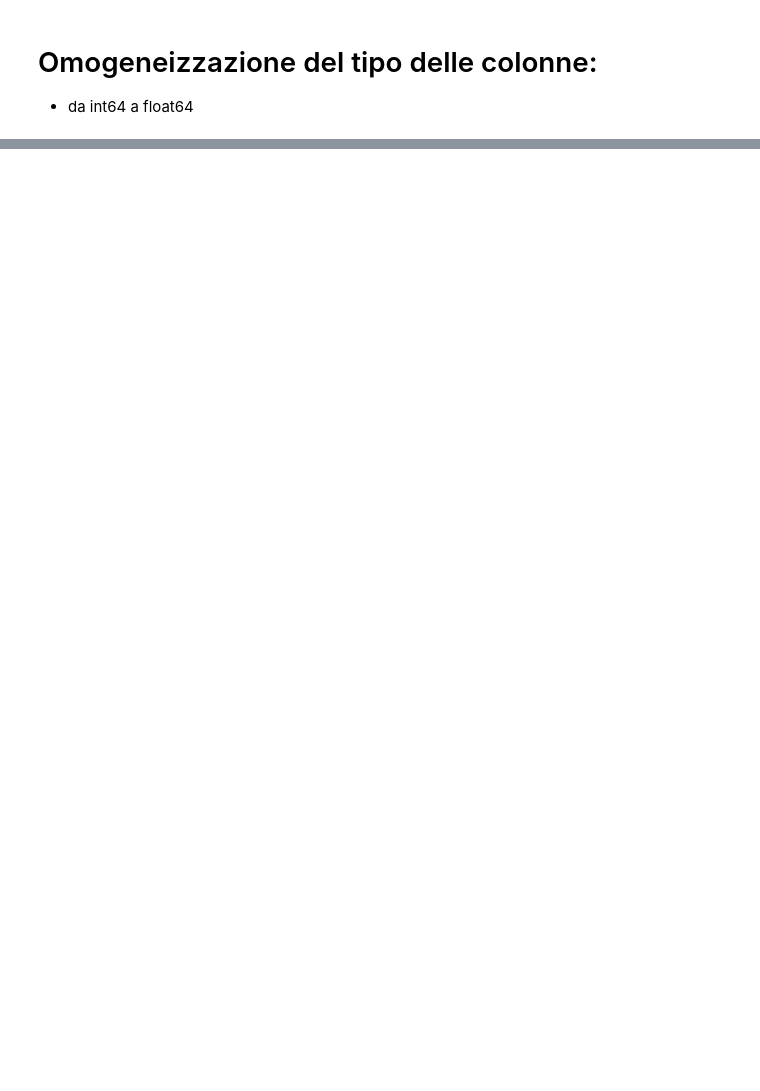
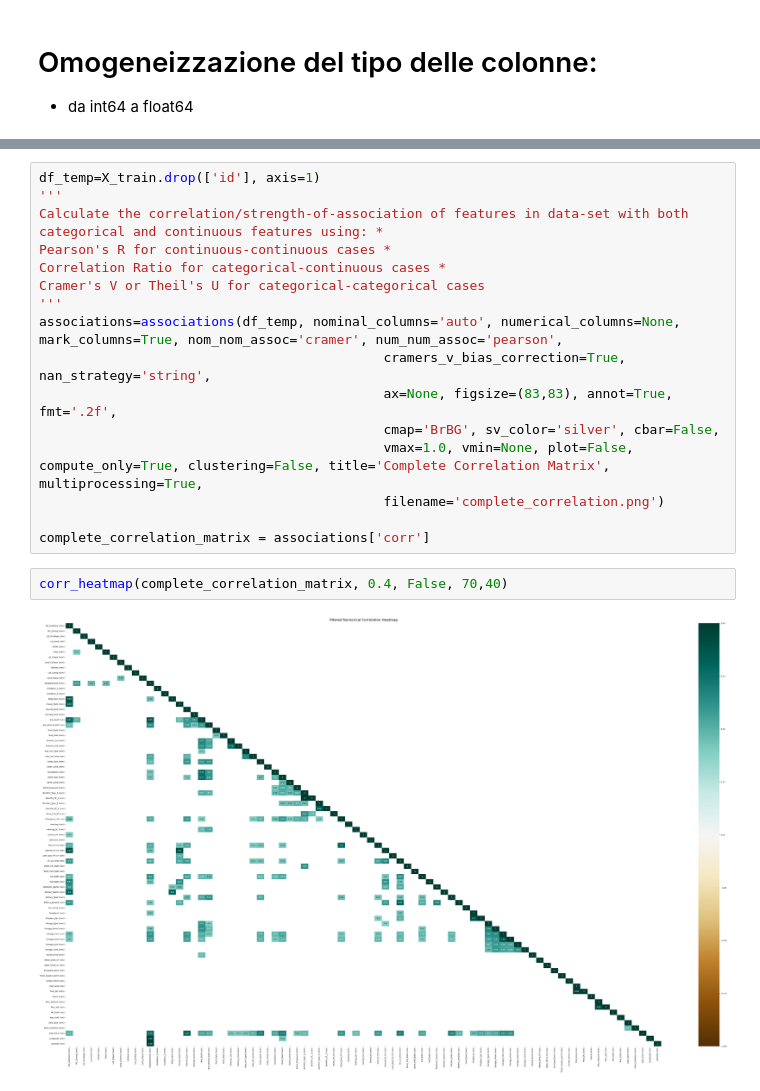
Before and after one commit to TheBrex/Ames_house_Price_Prediction, a Jupyter notebook: data_clean.ipynb, the cells around one changed output, grey strips where cells are left out. Drawn from its saved outputs; the diff is of its cells as text; blank space fills up the shorter version.

```diff
--- a/data_clean.ipynb
+++ b/data_clean.ipynb
@@ -111,0 +143,20 @@ sns.heatmap(correlations.to_frame().sort_values('Sale_Price', ascending=False),
+# %%
+df_temp=X_train.drop(['id'], axis=1)
+'''
+Calculate the correlation/strength-of-association of features in data-set with both categorical and continuous features using: *
+Pearson's R for continuous-continuous cases *
+Correlation Ratio for categorical-continuous cases *
+Cramer's V or Theil's U for categorical-categorical cases
+'''
+associations=associations(df_temp, nominal_columns='auto', numerical_columns=None, mark_columns=True, nom_nom_assoc='cramer', num_num_assoc='pearson',
+                                            cramers_v_bias_correction=True, nan_strategy='string',
+                                            ax=None, figsize=(83,83), annot=True, fmt='.2f',
+                                            cmap='BrBG', sv_color='silver', cbar=False,
+                                            vmax=1.0, vmin=None, plot=False, compute_only=True, clustering=False, title='Complete Correlation Matrix', multiprocessing=True,
+                                            filename='complete_correlation.png')
+
+complete_correlation_matrix = associations['corr']
+# %%
+corr_heatmap(complete_correlation_matrix, 0.4, False, 70,40)
+# %% [output]
+[figure, added]
```
Also changed, not shown: parts of 17 cells of this notebook, 9 other files.
